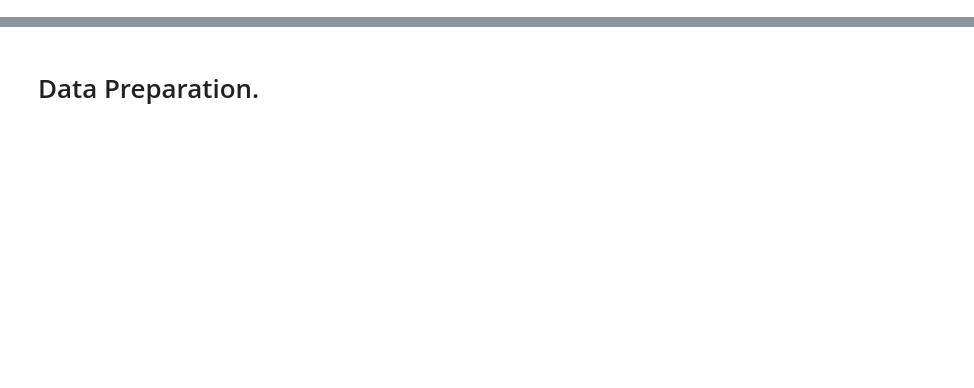
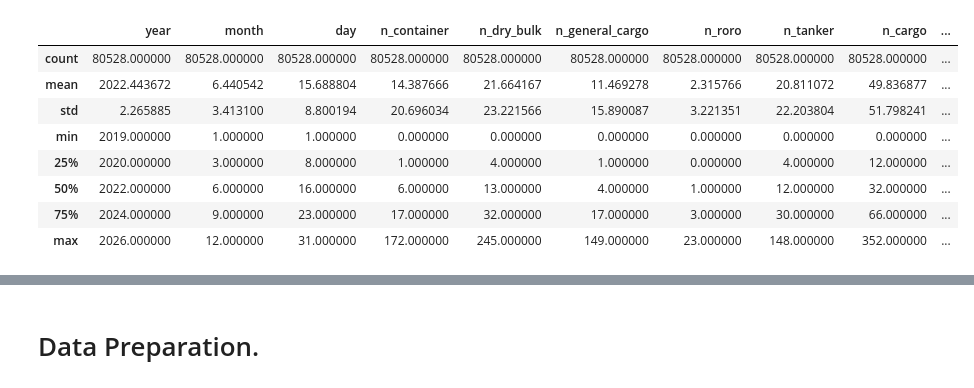
Before and after one commit to Global-Maritime-Trade-intelligence/Global-Maritime-Trade-Intelligence, a Jupyter notebook: Capstone.ipynb, the cells around one changed output, grey strips where cells are left out. Cells and saved outputs as stored; diff of their text form; code cells hidden in the pictures; blank space fills up the shorter version.

Commit message:
Data Understanding

```diff
--- a/Capstone.ipynb
+++ b/Capstone.ipynb
@@ -35,0 +380,5 @@ Expected outcomes include insights into maritime trade patterns, relationships,
+# %%
+# load chokepoints
+choke = pd.read_csv('Datasets/raw/Daily_Chokepoints_Data.csv')
+print(choke.shape)
+choke.head()
@@ -35,0 +414,12 @@ Expected outcomes include insights into maritime trade patterns, relationships,
+# %%
+choke.describe()
+# %% [output]
+|  | year | month | day | n_container | n_dry_bulk | n_general_cargo | n_roro | n_tanker | n_cargo | ... |
+| count | 80528.000000 | 80528.000000 | 80528.000000 | 80528.000000 | 80528.000000 | 80528.000000 | 80528.000000 | 80528.000000 | 80528.000000 | ... |
+| mean | 2022.443672 | 6.440542 | 15.688804 | 14.387666 | 21.664167 | 11.469278 | 2.315766 | 20.811072 | 49.836877 | ... |
+| std | 2.265885 | 3.413100 | 8.800194 | 20.696034 | 23.221566 | 15.890087 | 3.221351 | 22.203804 | 51.798241 | ... |
+| min | 2019.000000 | 1.000000 | 1.000000 | 0.000000 | 0.000000 | 0.000000 | 0.000000 | 0.000000 | 0.000000 | ... |
+| 25% | 2020.000000 | 3.000000 | 8.000000 | 1.000000 | 4.000000 | 1.000000 | 0.000000 | 4.000000 | 12.000000 | ... |
+| 50% | 2022.000000 | 6.000000 | 16.000000 | 6.000000 | 13.000000 | 4.000000 | 1.000000 | 12.000000 | 32.000000 | ... |
+| 75% | 2024.000000 | 9.000000 | 23.000000 | 17.000000 | 32.000000 | 17.000000 | 3.000000 | 30.000000 | 66.000000 | ... |
+| max | 2026.000000 | 12.000000 | 31.000000 | 172.000000 | 245.000000 | 149.000000 | 23.000000 | 148.000000 | 352.000000 | ... |
```
Also changed, not shown: parts of 65 cells of this notebook, 2 other files.
